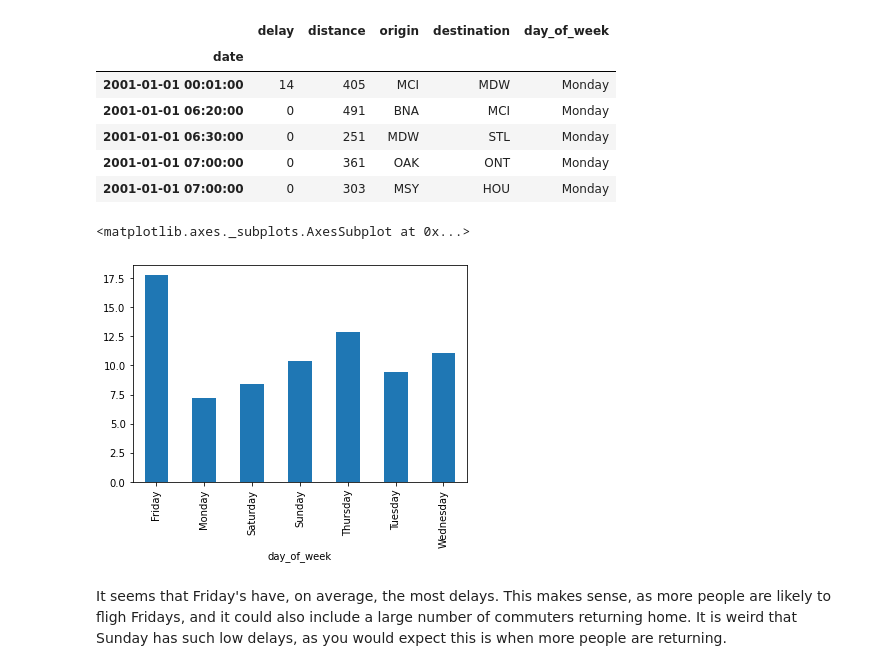
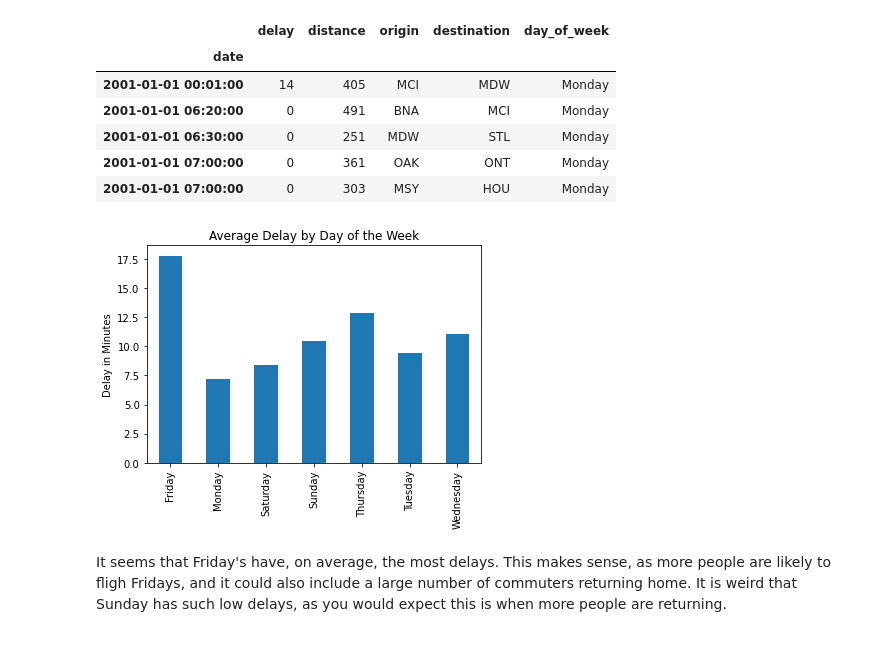
Before and after one commit to guedanie/ds-methodologies-exercises, a Jupyter notebook: time_series/prepare_jp.ipynb, the cells around one changed output. Drawn from its saved outputs; the diff is of its cells as text; code cells hidden in the pictures.

```diff
--- a/time_series/prepare_jp.ipynb
+++ b/time_series/prepare_jp.ipynb
@@ -348,11 +363,14 @@ df_flights.head()
 | 2001-01-01 06:30:00 | 0 | 251 | MDW | STL | Monday |
 | 2001-01-01 07:00:00 | 0 | 361 | OAK | ONT | Monday |
 | 2001-01-01 07:00:00 | 0 | 303 | MSY | HOU | Monday |
-# %%
-df_flights.groupby("day_of_week").delay.mean().plot.bar()
-# %% [output]
-<matplotlib.axes._subplots.AxesSubplot at 0x...>
-[figure, removed]
+# %%
+df_flights.groupby("day_of_week").delay.mean().plot.bar()
+plt.title('Average Delay by Day of the Week')
+plt.xlabel('')
+plt.ylabel('Delay in Minutes')
+plt.show()
+# %% [output]
+[figure, added]
 # %% [markdown]
 It seems that Friday's have, on average, the most delays. This makes sense, as more people are likely to fligh Fridays, and it could also include a large number of commuters returning home. It is weird that Sunday has such low delays, as you would expect this is when more people are returning.
 # %% [markdown]
```
Also changed, not shown: parts of 7 cells of this notebook.
